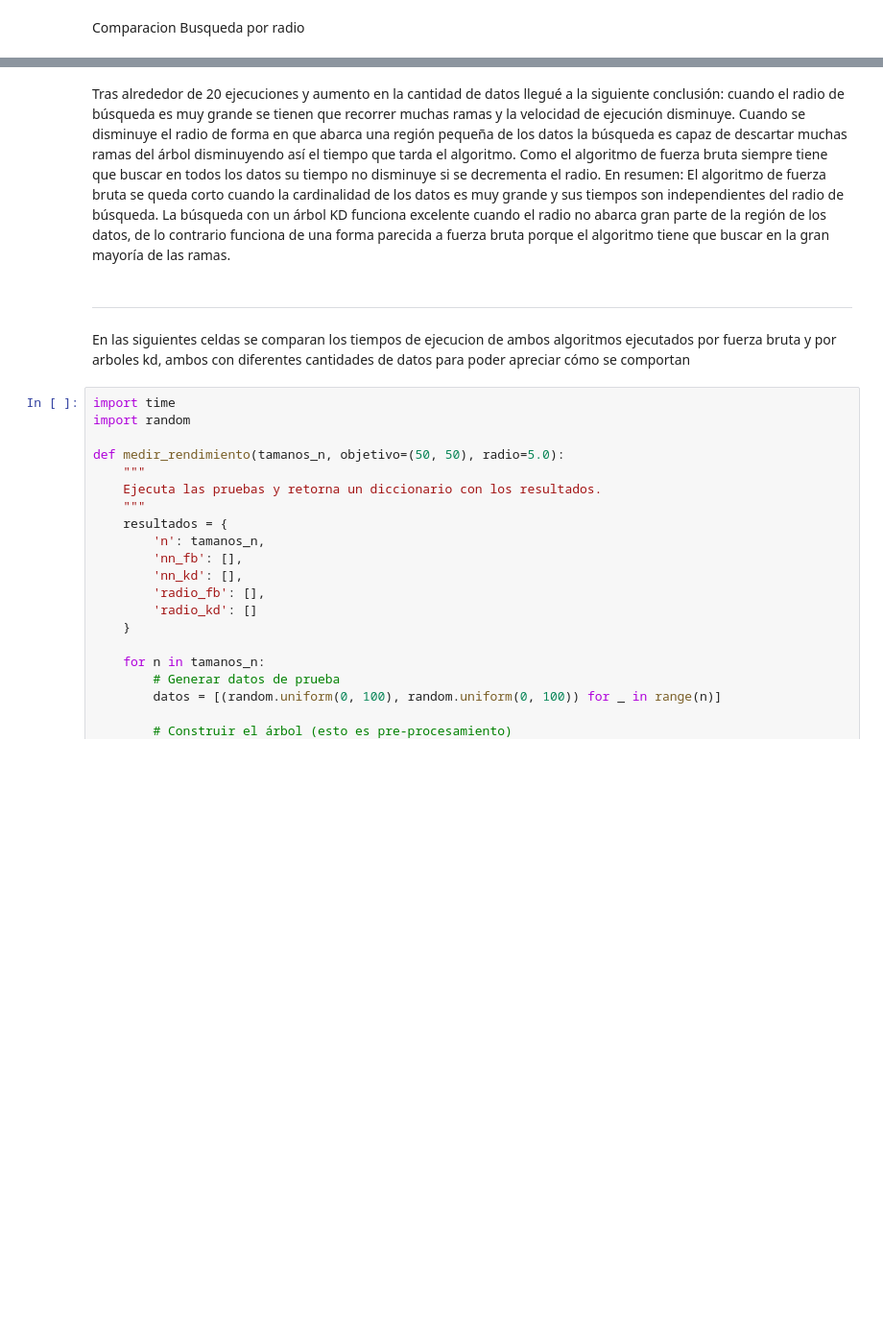
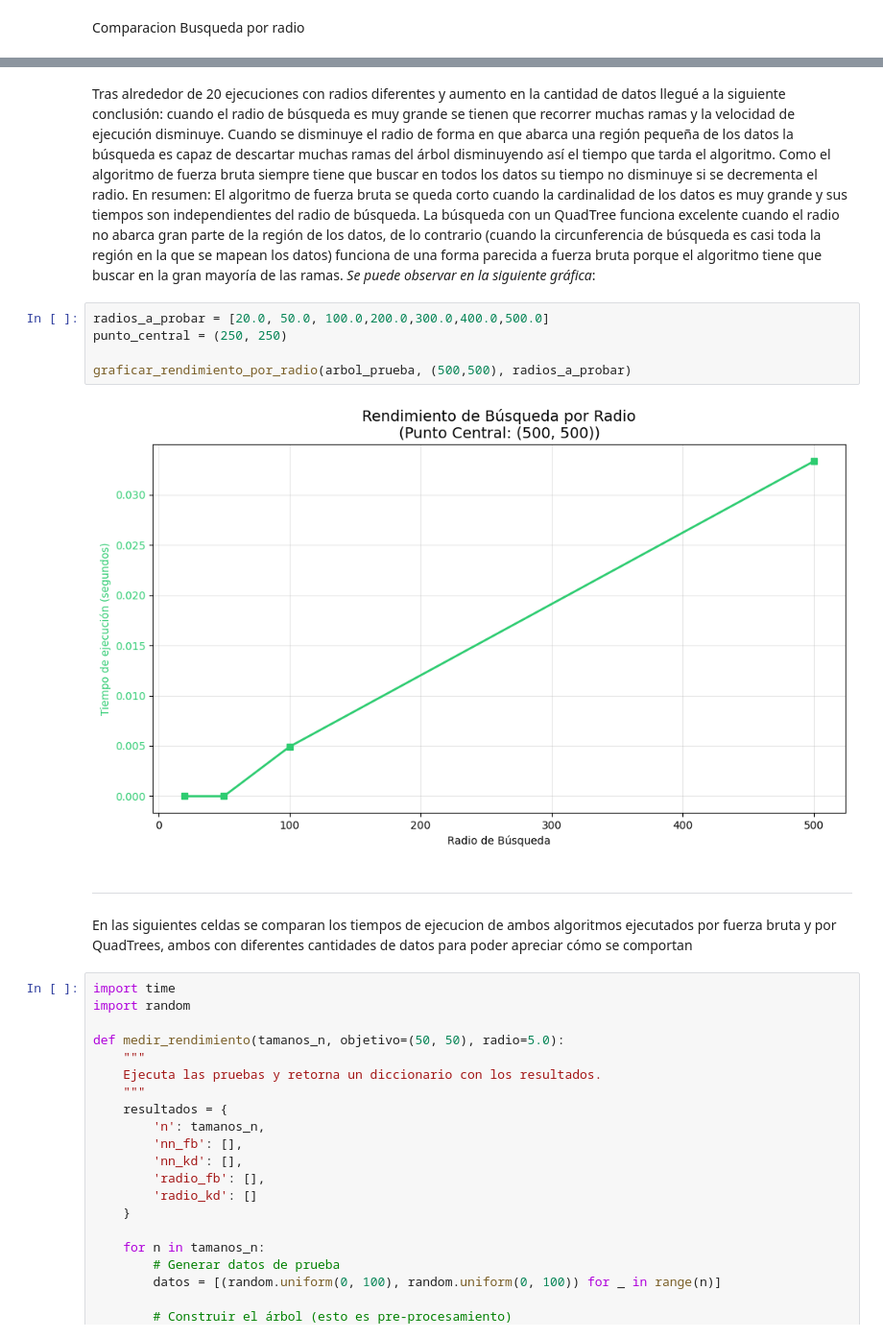
Before and after one commit to JoseGG8/Estructuras-de-Datos-y-Laboratorio, a Jupyter notebook: Laboratorios/Laboratorio_QuadTree/analisis.ipynb, the cells around one changed output, grey strips where cells are left out. Shown at 96% size. Cells and saved outputs as stored; diff of their text form; blank space fills up the shorter version.

Commit message:
se ajustan funcionalidades, se añade nueva gráfica y se optimiza la búsqueda

```diff
--- a/Laboratorios/Laboratorio_QuadTree/analisis.ipynb
+++ b/Laboratorios/Laboratorio_QuadTree/analisis.ipynb
@@ -97,9 +97,16 @@ Tiempo de ejecución promedio de búsqueda de vecino cercano con Fuerza Bruta: 0
 # %% [markdown]
-Tras alrededor de 20 ejecuciones y aumento en la cantidad de datos llegué a la siguiente conclusión: cuando el radio de búsqueda es muy grande se tienen que recorrer muchas ramas y la velocidad de ejecución disminuye. Cuando se disminuye el radio de forma en que abarca una región pequeña de los datos la búsqueda es capaz de descartar muchas ramas del árbol disminuyendo así el tiempo que tarda el algoritmo. Como el algoritmo de fuerza bruta siempre tiene que buscar en todos los datos su tiempo no disminuye si se decrementa el radio. En resumen: El algoritmo de fuerza bruta se queda corto cuando la cardinalidad de los datos es muy grande y sus tiempos son independientes del radio de búsqueda. La búsqueda con un árbol KD funciona excelente cuando el radio no abarca gran parte de la región de los datos, de lo contrario funciona de una forma parecida a fuerza bruta porque el algoritmo tiene que buscar en la gran mayoría de las ramas.
+Tras alrededor de 20 ejecuciones con radios diferentes y aumento en la cantidad de datos llegué a la siguiente conclusión: cuando el radio de búsqueda es muy grande se tienen que recorrer muchas ramas y la velocidad de ejecución disminuye. Cuando se disminuye el radio de forma en que abarca una región pequeña de los datos la búsqueda es capaz de descartar muchas ramas del árbol disminuyendo así el tiempo que tarda el algoritmo. Como el algoritmo de fuerza bruta siempre tiene que buscar en todos los datos su tiempo no disminuye si se decrementa el radio. En resumen: El algoritmo de fuerza bruta se queda corto cuando la cardinalidad de los datos es muy grande y sus tiempos son independientes del radio de búsqueda. La búsqueda con un QuadTree funciona excelente cuando el radio no abarca gran parte de la región de los datos, de lo contrario (cuando  la circunferencia de búsqueda es casi toda la región en la que se mapean los datos) funciona de una forma parecida a fuerza bruta porque el algoritmo tiene que buscar en la gran mayoría de las ramas. *Se puede observar en la siguiente gráfica*:
+# %%
+radios_a_probar = [20.0, 50.0, 100.0,200.0,300.0,400.0,500.0]
+punto_central = (250, 250)
+
+graficar_rendimiento_por_radio(arbol_prueba, (500,500), radios_a_probar)
+# %% [output]
+[figure, added]
 # %% [markdown]
 -------------------------------------------------------------------------------------
 # %% [markdown]
-En las siguientes celdas se comparan los tiempos de ejecucion de ambos algoritmos ejecutados por fuerza bruta y por arboles kd, ambos con diferentes cantidades de datos para poder apreciar cómo se comportan
+En las siguientes celdas se comparan los tiempos de ejecucion de ambos algoritmos ejecutados por fuerza bruta y por QuadTrees, ambos con diferentes cantidades de datos para poder apreciar cómo se comportan
 # %%
 import time
 import random
```
Also changed, not shown: parts of 5 cells of this notebook, 2 other files.
